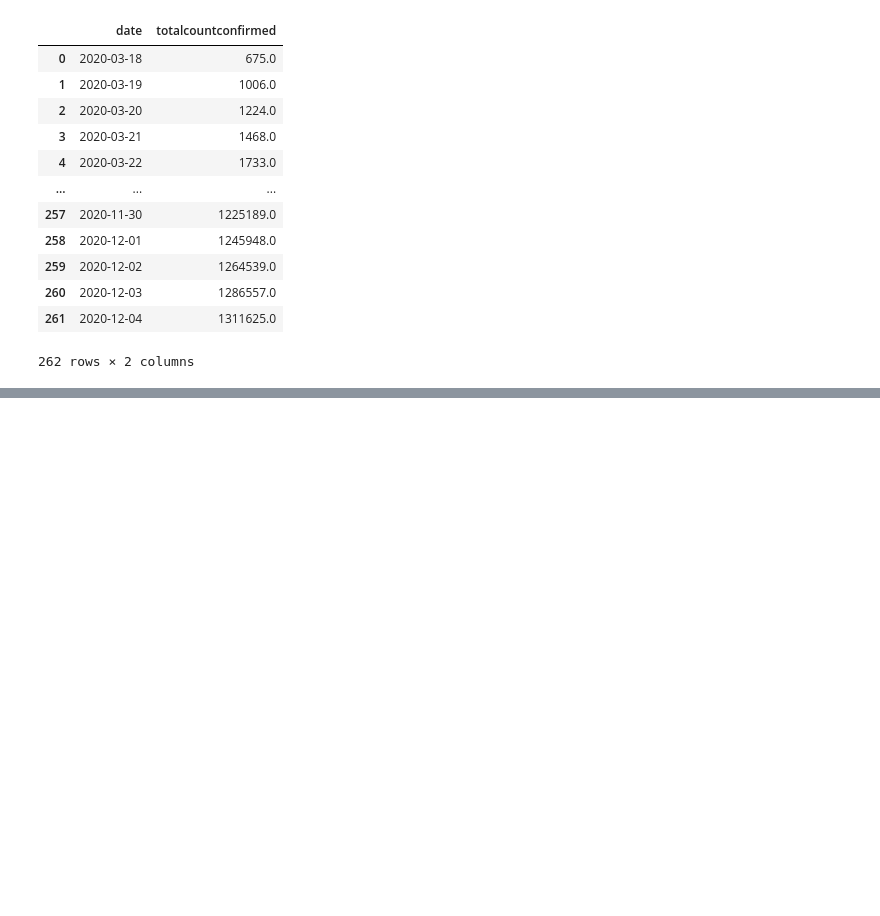
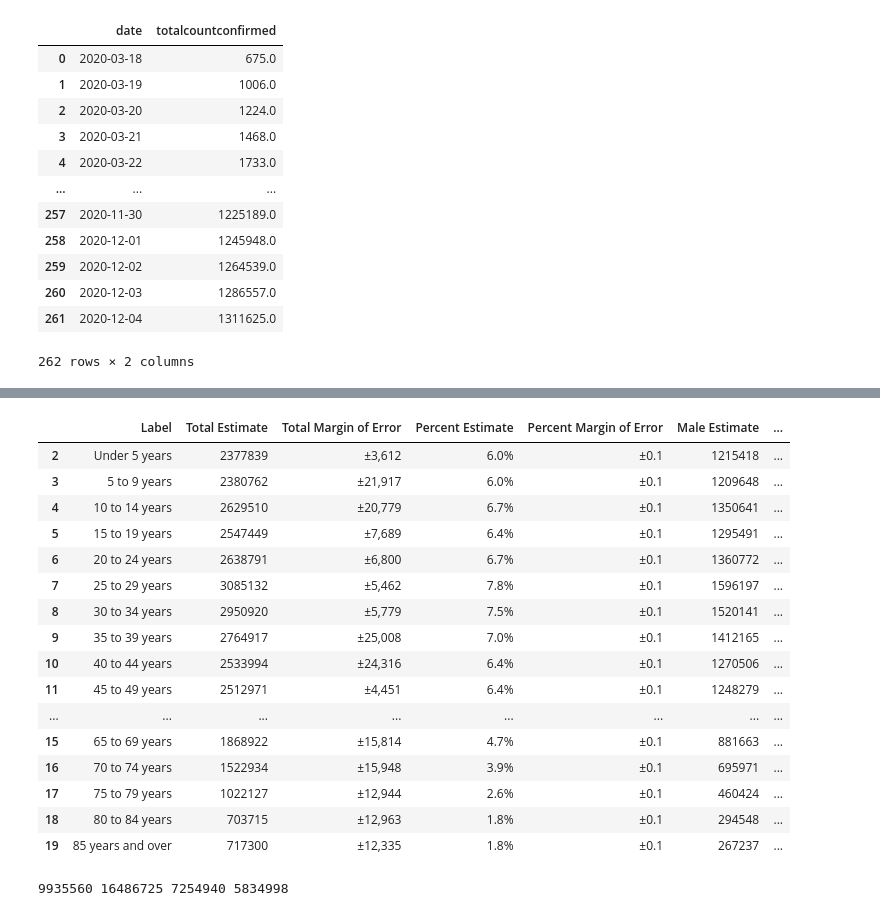
Before and after one commit to nguyenbel/CA-Age-Groups-and-Covid-19, a Jupyter notebook: Covid_EDA.ipynb, the cells around one changed output, grey strips where cells are left out. Cells and saved outputs as stored; diff of their text form; code cells hidden in the pictures; blank space fills up the shorter version.

```diff
--- a/Covid_EDA.ipynb
+++ b/Covid_EDA.ipynb
@@ -166,0 +270,6 @@ pd.merge(grouped_covid_ages, grouped_covid_cases)
+# %%
+population = pd.read_csv('data/CA_population2019.csv')
+# %%
+# truncate dataframe
+ca_population = population[2:20]
+ca_population
@@ -166,0 +294,24 @@ pd.merge(grouped_covid_ages, grouped_covid_cases)
+# %%
+# Rename Columns
+columns = {'Label': 'Label',
+           'California!!Total!!Estimate': 'Total Estimate',
+           'California!!Total!!Margin of Error': 'Total Margin of Error',
+           'California!!Percent!!Estimate': 'Percent Estimate',
+           'California!!Percent!!Margin of Error': 'Percent Margin of Error',
+           'California!!Male!!Estimate': 'Male Estimate',
+           'California!!Male!!Margin of Error': 'Male Margin of Error',
+           'California!!Percent Male!!Estimate': 'Percent Male Estimate',
+           'California!!Percent Male!!Margin of Error': 'Percent Male Margin of Error',
+           'California!!Female!!Estimate': 'Female Estimate',
+           'California!!Female!!Margin of Error': 'Female Margin of Error',
+           'California!!Percent Female!!Estimate': 'Percent Female Estimate',
+           'California!!Percent Female!!Margin of Error': 'Percent Female Margin of Error'
+          }
+ca_population = ca_population.rename(columns = columns)
+# %%
+# Change Total Estimate, Male Estimate, and Female Estimate columnns as ints
+change = ['Total Estimate', 'Male Estimate', 'Female Estimate']
+
+# take out commas from the numbers and cast as int64
+for col in change:
+    ca_population[col] = ca_population[col].str.replace(',', '').astype('int64')
@@ -166,0 +341,30 @@ pd.merge(grouped_covid_ages, grouped_covid_cases)
+# %%
+ca_population
+# %% [output]
+|  | Label | Total Estimate | Total Margin of Error | Percent Estimate | Percent Margin of Error | Male Estimate | ... |
+| 2 | Under 5 years | 2377839 | ±3,612 | 6.0% | ±0.1 | 1215418 | ... |
+| 3 | 5 to 9 years | 2380762 | ±21,917 | 6.0% | ±0.1 | 1209648 | ... |
+| 4 | 10 to 14 years | 2629510 | ±20,779 | 6.7% | ±0.1 | 1350641 | ... |
+| 5 | 15 to 19 years | 2547449 | ±7,689 | 6.4% | ±0.1 | 1295491 | ... |
+| 6 | 20 to 24 years | 2638791 | ±6,800 | 6.7% | ±0.1 | 1360772 | ... |
+| 7 | 25 to 29 years | 3085132 | ±5,462 | 7.8% | ±0.1 | 1596197 | ... |
+| 8 | 30 to 34 years | 2950920 | ±5,779 | 7.5% | ±0.1 | 1520141 | ... |
+| 9 | 35 to 39 years | 2764917 | ±25,008 | 7.0% | ±0.1 | 1412165 | ... |
+| 10 | 40 to 44 years | 2533994 | ±24,316 | 6.4% | ±0.1 | 1270506 | ... |
+| 11 | 45 to 49 years | 2512971 | ±4,451 | 6.4% | ±0.1 | 1248279 | ... |
+| ... | ... | ... | ... | ... | ... | ... | ... |
+| 15 | 65 to 69 years | 1868922 | ±15,814 | 4.7% | ±0.1 | 881663 | ... |
+| 16 | 70 to 74 years | 1522934 | ±15,948 | 3.9% | ±0.1 | 695971 | ... |
+| 17 | 75 to 79 years | 1022127 | ±12,944 | 2.6% | ±0.1 | 460424 | ... |
+| 18 | 80 to 84 years | 703715 | ±12,963 | 1.8% | ±0.1 | 294548 | ... |
+| 19 | 85 years and over | 717300 | ±12,335 | 1.8% | ±0.1 | 267237 | ... |
+# %%
+# Merge the age groups to reflect the age groups in Covid data
+# Age groups for Covid: 0-17, 18-49, 50-64, 65 and Older, Unknown, Missing
+until_19 = ca_population[0:4]['Total Estimate'].sum()
+from_20_49 = ca_population[4:10]['Total Estimate'].sum()
+from_50_64 = ca_population[10:13]['Total Estimate'].sum()
+older_65 = ca_population[13:]['Total Estimate'].sum()
+print(until_19, from_20_49, from_50_64, older_65)
+# %% [output]
+9935560 16486725 7254940 5834998
```
Also changed, not shown: parts of 24 cells of this notebook, 3 other files.
